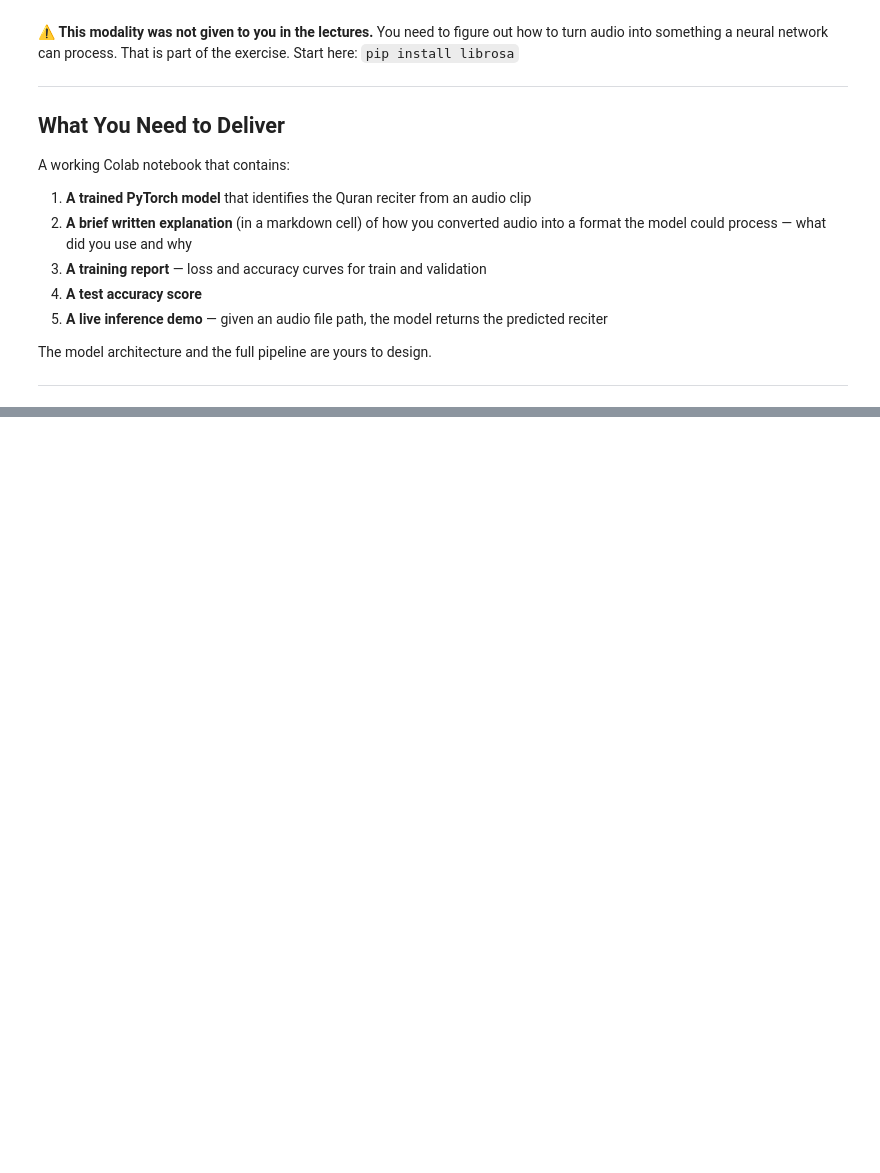
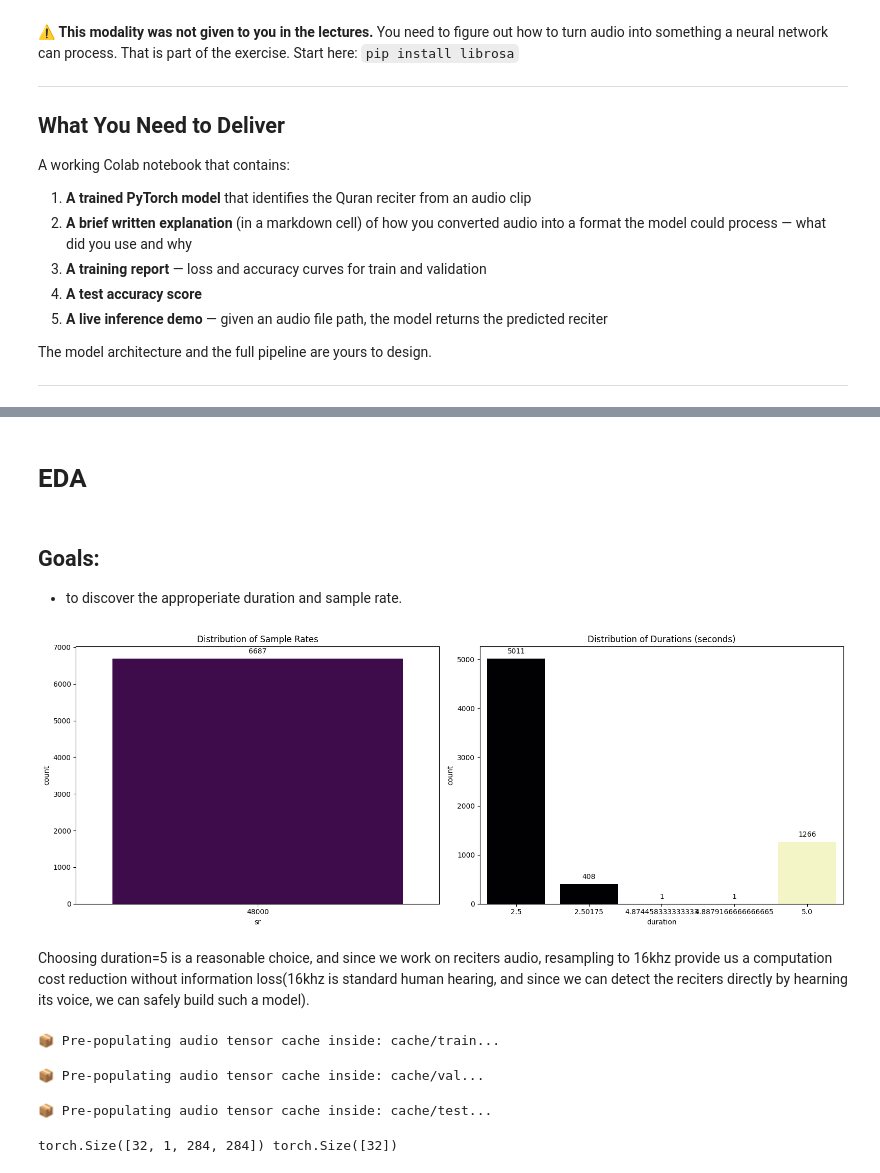
Before and after one commit to Ibraheem-Al-hafith/classification_hub, a Jupyter notebook: Ex_4_Audio_Classification.ipynb, the cells around one changed output, grey strips where cells are left out. Cells and saved outputs as stored; diff of their text form; code cells hidden in the pictures; blank space fills up the shorter version.

```diff
--- a/Ex_4_Audio_Classification.ipynb
+++ b/Ex_4_Audio_Classification.ipynb
@@ -49,0 +102,3 @@ The model architecture and the full pipeline are yours to design.
+# %%
+from utilities import download_kaggle_dataset
+images_path = download_kaggle_dataset(config.dataset_name)
@@ -49,0 +110,6 @@ The model architecture and the full pipeline are yours to design.
+# %%
+metadata = pd.read_csv(images_path + "/files_paths.csv")
+metadata.FilePath = metadata.FilePath.apply(lambda x: Path(images_path) / "Dataset" / x)
+id2label = {idx: label for idx, label in enumerate(metadata.Class.unique())}
+label2id = {label: idx for idx, label in id2label.items()}
+metadata.head()
@@ -49,0 +154,32 @@ The model architecture and the full pipeline are yours to design.
+# %% [markdown]
+# EDA
+# %% [markdown]
+## Goals:
+* to discover the approperiate duration and sample rate.
+# %%
+import matplotlib.pyplot as plt
+import seaborn as sns
+
+# Create subplots
+fig, axes = plt.subplots(1, 2, figsize=(16, 6))
+
+# Plot for Sample Rate (sr)
+sns.countplot(data=metadata, x='sr', ax=axes[0], palette='viridis', hue='sr', legend=False)
+axes[0].set_title('Distribution of Sample Rates')
+for p in axes[0].patches:
+    axes[0].annotate(f'{int(p.get_height())}', (p.get_x() + p.get_width() / 2., p.get_height()),
+                ha='center', va='center', xytext=(0, 10), textcoords='offset points')
+
+# Plot for Duration
+sns.countplot(data=metadata, x='duration', ax=axes[1], palette='magma', hue='duration', legend=False)
+axes[1].set_title('Distribution of Durations (seconds)')
+for p in axes[1].patches:
+    axes[1].annotate(f'{int(p.get_height())}', (p.get_x() + p.get_width() / 2., p.get_height()),
+                ha='center', va='center', xytext=(0, 10), textcoords='offset points')
+
+plt.tight_layout()
+plt.show()
+# %% [output]
+[figure, added]
+# %% [markdown]
+Choosing duration=5 is a reasonable choice, and since we work on reciters audio, resampling to 16khz provide us a computation cost reduction without information loss(16khz is standard human hearing, and since we can detect the reciters directly by hearning its voice, we can safely build such a model).
@@ -49,0 +364,27 @@ The model architecture and the full pipeline are yours to design.
+# %%
+import torch
+from torchvision import datasets, transforms
+def get_loaders(metadata, image_shape=None, train_transforms=None, test_transforms=None):
+    train, test_val = train_test_split(metadata, test_size=0.4, random_state=config.seed, stratify=metadata.Class)
+    val, test = train_test_split(test_val, test_size=0.5, random_state = config.seed, stratify=test_val.Class)
+
+    train_dataset = AudioMetaDataset(train, image_shape=image_shape, transform=train_transforms, cache_dir=config.cache_dir+"/train", preload=True)
+    val_dataset = AudioMetaDataset(val, image_shape=image_shape, transform=test_transforms, cache_dir=config.cache_dir+"/val", preload=True)
+    test_dataset = AudioMetaDataset(test, image_shape=image_shape, transform=test_transforms, cache_dir=config.cache_dir+"/test", preload=True)
+
+    train_loader = DataLoader(train_dataset, shuffle=True, **config.dataloader_configs)
+    val_loader = DataLoader(val_dataset, shuffle=False, **config.dataloader_configs)
+    test_loader = DataLoader(test_dataset, shuffle=False, **config.dataloader_configs)
+
+    return train_loader, val_loader, test_loader
+
+train_loader, val_loader, test_loader = get_loaders(metadata, config.image_shape)
+# %% [output]
+📦 Pre-populating audio tensor cache inside: cache/train...
+📦 Pre-populating audio tensor cache inside: cache/val...
+📦 Pre-populating audio tensor cache inside: cache/test...
+# %%
+images, labels = next(iter(train_loader))
+print(images.shape, labels.shape)
+# %% [output]
+torch.Size([32, 1, 284, 284]) torch.Size([32])
```
Also changed, not shown: parts of 21 cells of this notebook, 1 other file.
